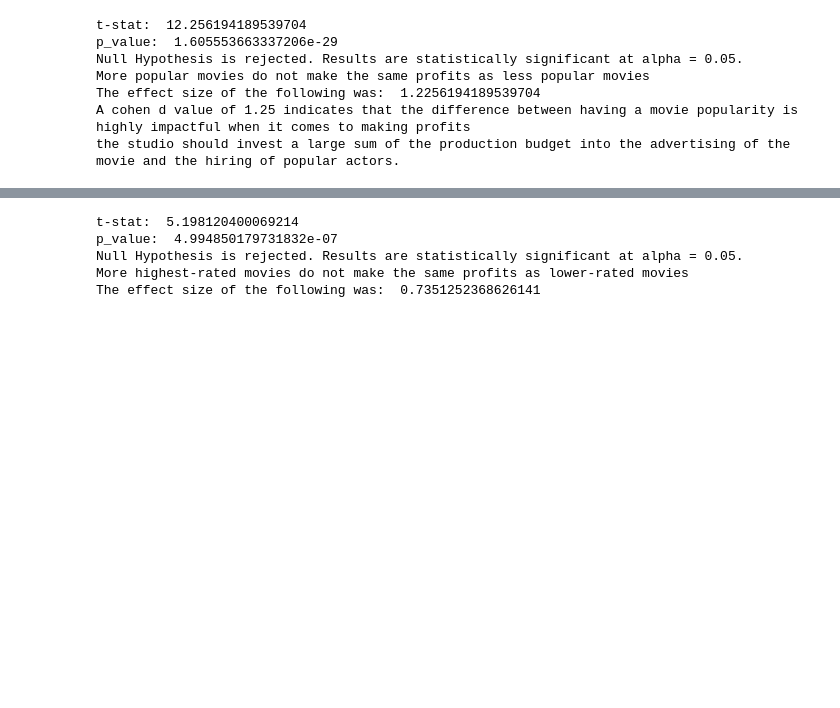
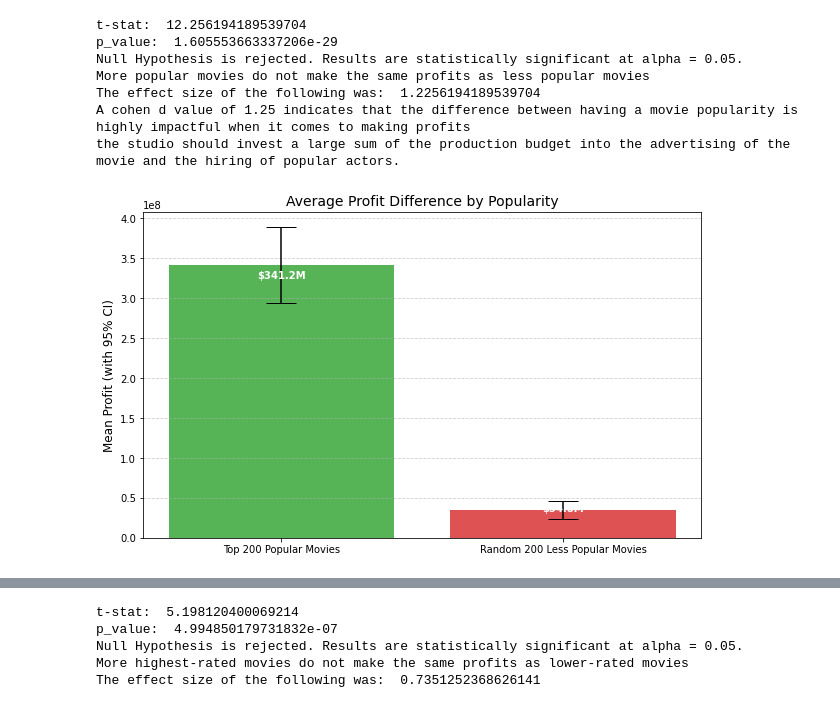
Before and after one commit to FrancisNdirangu/Phase-2-Project, a Jupyter notebook: movies_notebook_2 brian visuals.ipynb, the cells around one changed output, grey strips where cells are left out. Drawn from its saved outputs; the diff is of its cells as text; code cells hidden in the pictures; blank space fills up the shorter version.

Commit message:
added hypothesis test visualizations for hypothesis 2 and 3 in group call

```diff
--- a/movies_notebook_2 brian visuals.ipynb
+++ b/movies_notebook_2 brian visuals.ipynb
@@ -982,3 +982,23 @@ More popular movies do not make the same profits as less popular movies
 The effect size of the following was:  1.2256194189539704
 A cohen d value of 1.25 indicates that the difference between having a movie popularity is highly impactful when it comes to making profits
 the studio should invest a large sum of the production budget into the advertising of the movie and the hiring of popular actors.
+# %%
+means = [top_200_popular_movies.mean(), random_sample_200_movies_not_top_200.mean()]
+errors = [top_200_popular_movies.sem() * 1.96, random_sample_200_movies_not_top_200.sem() * 1.96]
+
+plt.figure(figsize=(10, 6))
+bars = plt.bar(['Top 200 Popular Movies', 'Random 200 Less Popular Movies'], means,
+               yerr=errors, capsize=15, color=['#2ca02c', '#d62728'], alpha=0.8)
+plt.ylabel('Mean Profit (with 95% CI)', fontsize=12)
+plt.title('Average Profit Difference by Popularity', fontsize=14)
+plt.grid(axis='y', linestyle='--', alpha=0.6)
+
+# Add value labels
+for bar in bars:
+    height = bar.get_height()
+    plt.text(bar.get_x() + bar.get_width()/2., height*0.95,
+             f'${height/1e6:.1f}M', ha='center', color='white', fontweight='bold')
+
+plt.show()
+# %% [output]
+[figure, added]
```
Also changed, not shown: parts of 6 cells of this notebook, 9 other files.
